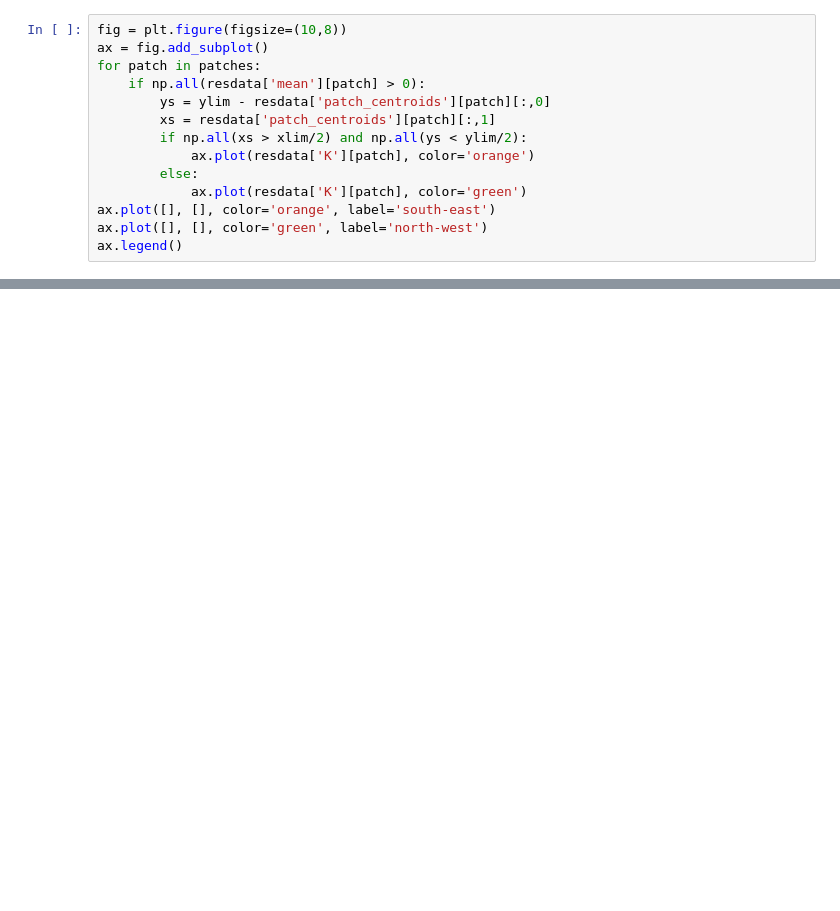
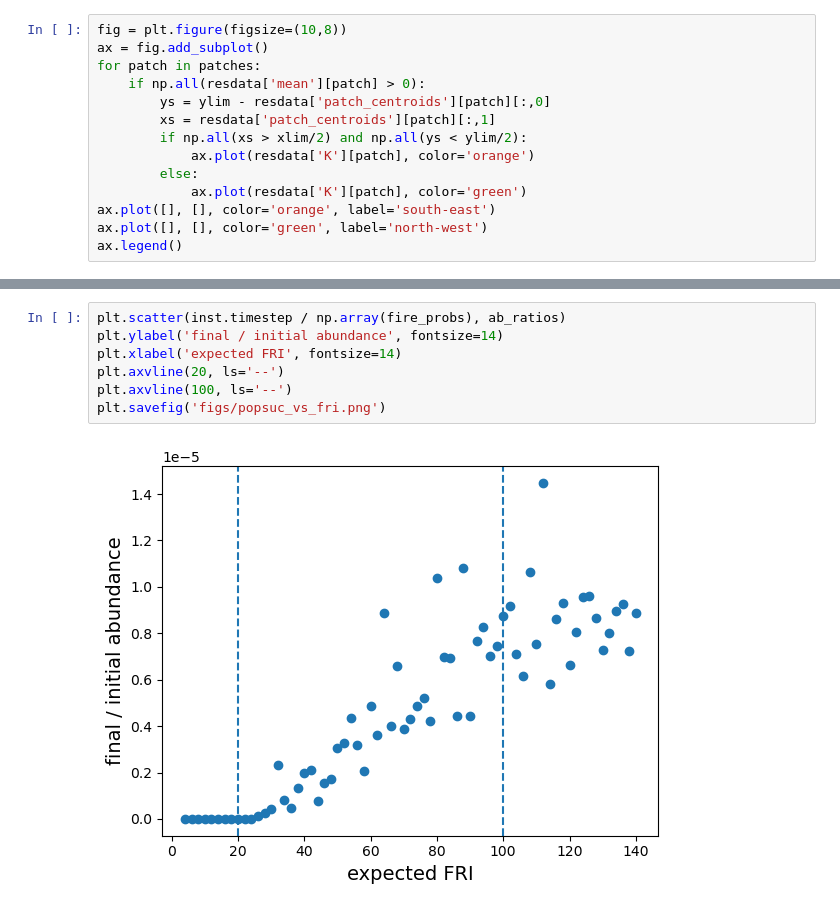
Before and after one commit to patricklawton/TecateCypress, a Jupyter notebook: analysis.ipynb, the cells around one changed output, grey strips where cells are left out. Saved outputs shown, nothing was run; the diff lists cells and outputs as text; blank space fills up the shorter version.

```diff
--- a/analysis.ipynb
+++ b/analysis.ipynb
@@ -159,0 +227,9 @@ ax.legend()
+# %%
+plt.scatter(inst.timestep / np.array(fire_probs), ab_ratios)
+plt.ylabel('final / initial abundance', fontsize=14)
+plt.xlabel('expected FRI', fontsize=14)
+plt.axvline(20, ls='--')
+plt.axvline(100, ls='--')
+plt.savefig('figs/popsuc_vs_fri.png')
+# %% [output]
+[figure, added]
```
Also changed, not shown: parts of 9 cells of this notebook, 1 other file.
